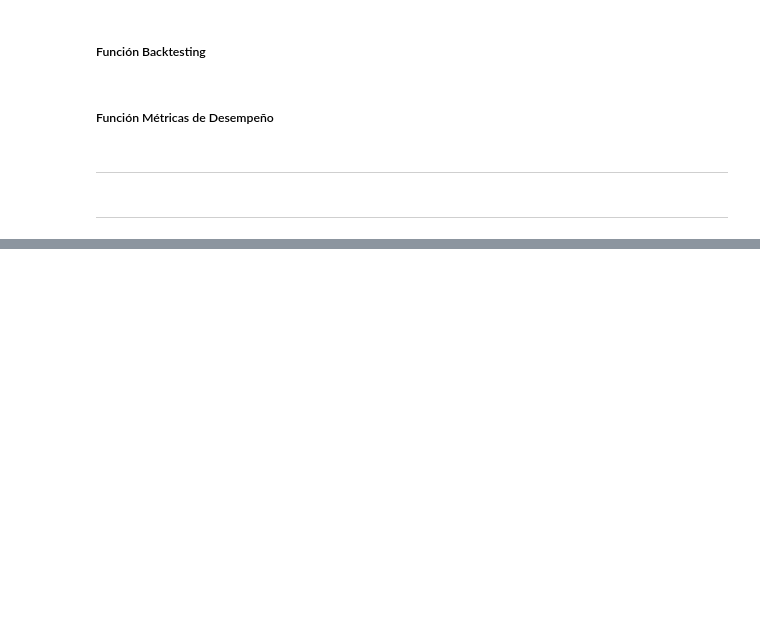
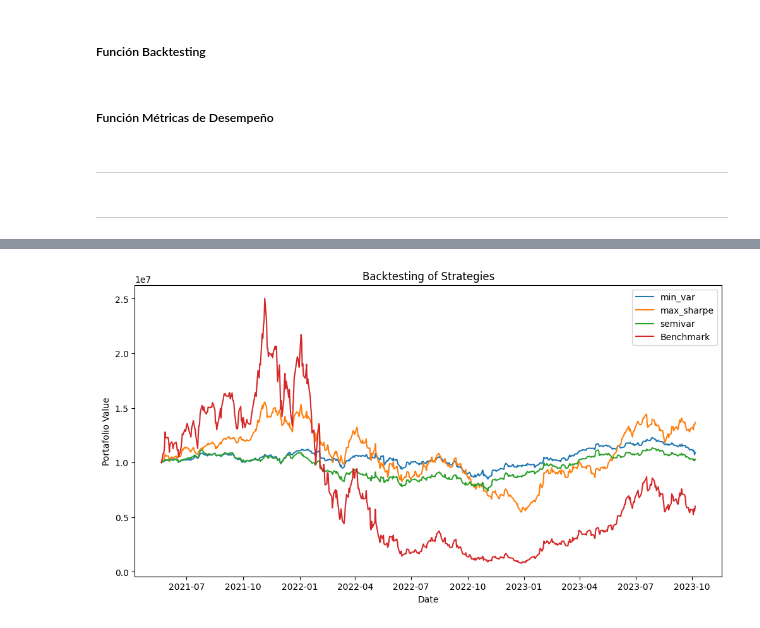
Before and after one commit to ppmelch/Portafolios-de-Inversi-n, a Jupyter notebook: Parcial 2/Examen 2/Examen 2.ipynb, the cells around one changed output, grey strips where cells are left out. Cells and saved outputs as stored; diff of their text form; code cells hidden in the pictures; blank space fills up the shorter version.

```diff
--- a/Parcial 2/Examen 2/Examen 2.ipynb
+++ b/Parcial 2/Examen 2/Examen 2.ipynb
@@ -133,0 +242,3 @@ def backtesting(prices: pd.DataFrame, benchmark: pd.DataFrame, weights: dict, ca
+# %%
+w_semivar= objetivo(rets, rets_b, corr)
+w_semivar
@@ -133,0 +255,20 @@ def backtesting(prices: pd.DataFrame, benchmark: pd.DataFrame, weights: dict, ca
+# %%
+prices_bt = pd.read_excel('data_BT_Examen_2.xlsx', index_col=[0])
+bt_prices = prices_bt[['GE', 'KO', 'META', 'SBUX', 'TSLA']]
+benchmark = prices_bt[['^DJI']]
+
+rets_bt = bt_prices.pct_change().dropna()
+rets_b = benchmark.pct_change().dropna()
+# %%
+capital = 10000000
+# %%
+w_dict = {
+    'min_var': w_minvar,
+    'max_sharpe': w_maxsharpe,
+    'semivar': w_semivar,
+    'Benchmark': 1
+}
+# %%
+history = backtesting(bt_prices, benchmark, w_dict, capital)
+# %% [output]
+[figure, added]
```
Also changed, not shown: parts of 32 cells of this notebook, 5 other files.
